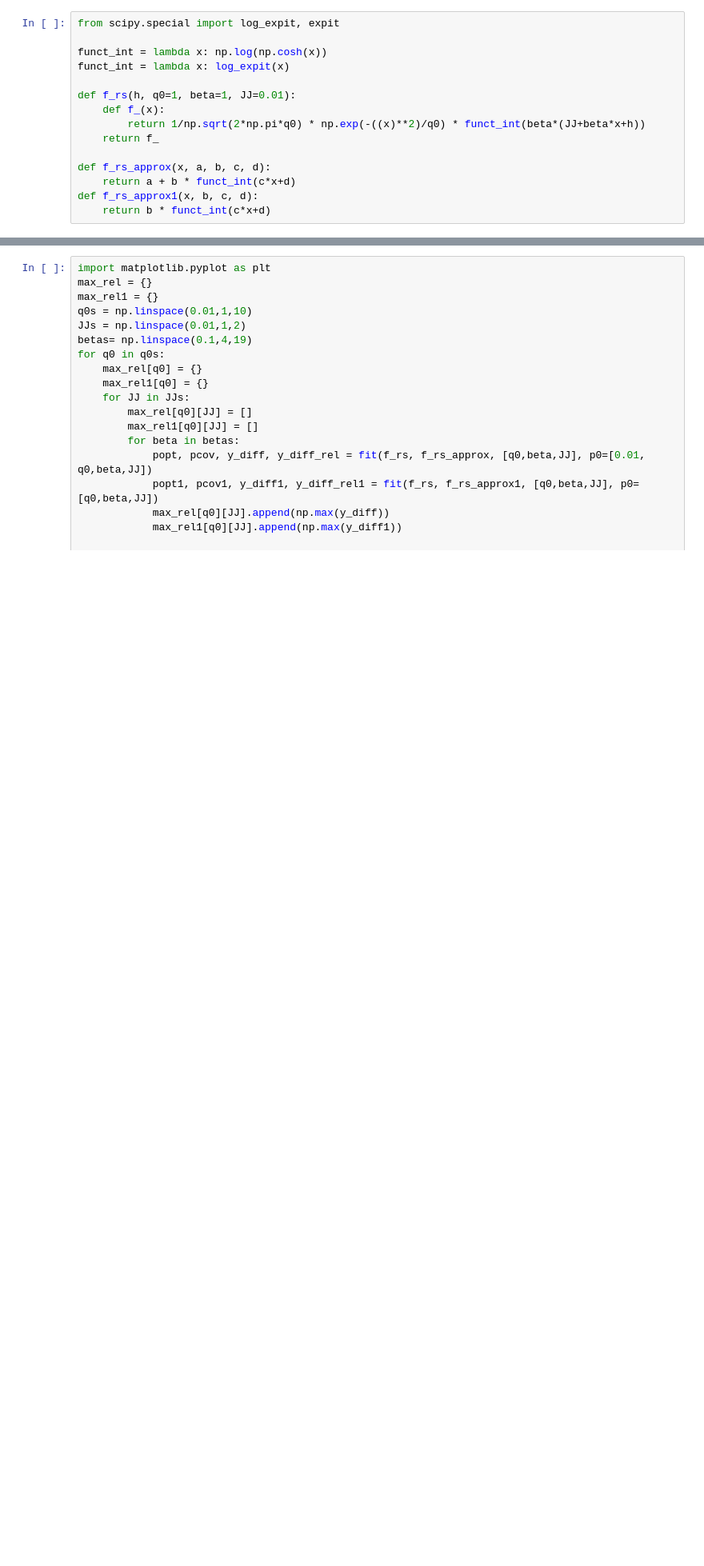
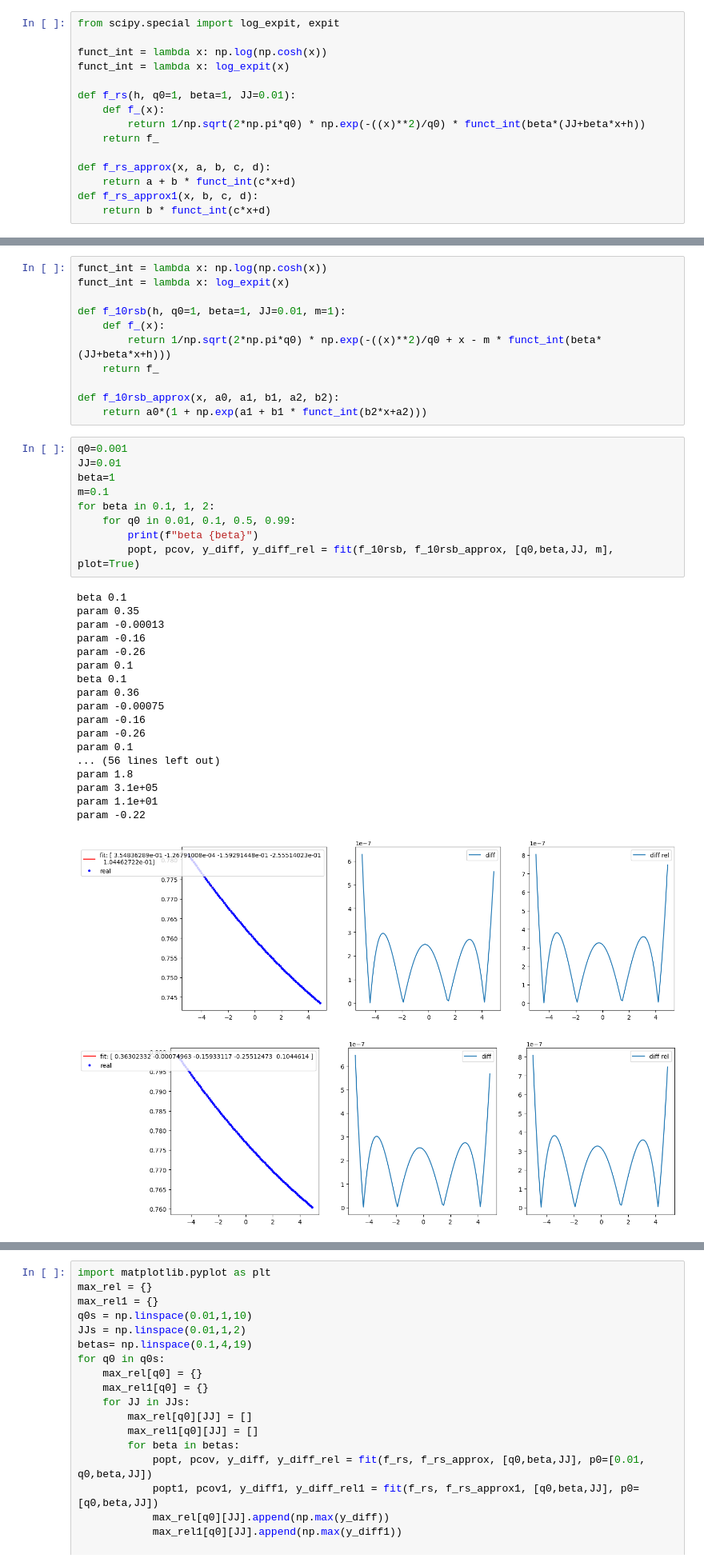
Before and after one commit to ocadni/h2arnn, a Jupyter notebook: results/tex/img/num_evid.ipynb, the cells around one changed output, grey strips where cells are left out. Shown at 80% size. Saved outputs shown, nothing was run; the diff lists cells and outputs as text; blank space fills up the shorter version.

```diff
--- a/results/tex/img/num_evid.ipynb
+++ b/results/tex/img/num_evid.ipynb
@@ -97,0 +123,40 @@ param 0.01
+# %%
+funct_int = lambda x: np.log(np.cosh(x))
+funct_int = lambda x: log_expit(x)
+
+def f_10rsb(h, q0=1, beta=1, JJ=0.01, m=1):
+    def f_(x):
+        return 1/np.sqrt(2*np.pi*q0) * np.exp(-((x)**2)/q0 + x - m * funct_int(beta*(JJ+beta*x+h)))
+    return f_
+
+def f_10rsb_approx(x, a0, a1, b1, a2, b2):
+    return a0*(1 + np.exp(a1 + b1 * funct_int(b2*x+a2)))
+# %%
+q0=0.001
+JJ=0.01
+beta=1
+m=0.1
+for beta in 0.1, 1, 2:
+    for q0 in 0.01, 0.1, 0.5, 0.99:
+        print(f"beta {beta}")
+        popt, pcov, y_diff, y_diff_rel = fit(f_10rsb, f_10rsb_approx, [q0,beta,JJ, m], plot=True)
+# %% [output]
+beta 0.1
+param 0.35
+param -0.00013
+param -0.16
+param -0.26
+param 0.1
+beta 0.1
+param 0.36
+param -0.00075
+param -0.16
+param -0.26
+param 0.1
+... (56 lines left out)
+param 1.8
+param 3.1e+05
+param 1.1e+01
+param -0.22
+[figure, added]
+[figure, added]
```
Also changed, not shown: parts of 4 cells of this notebook, 7 other files.
